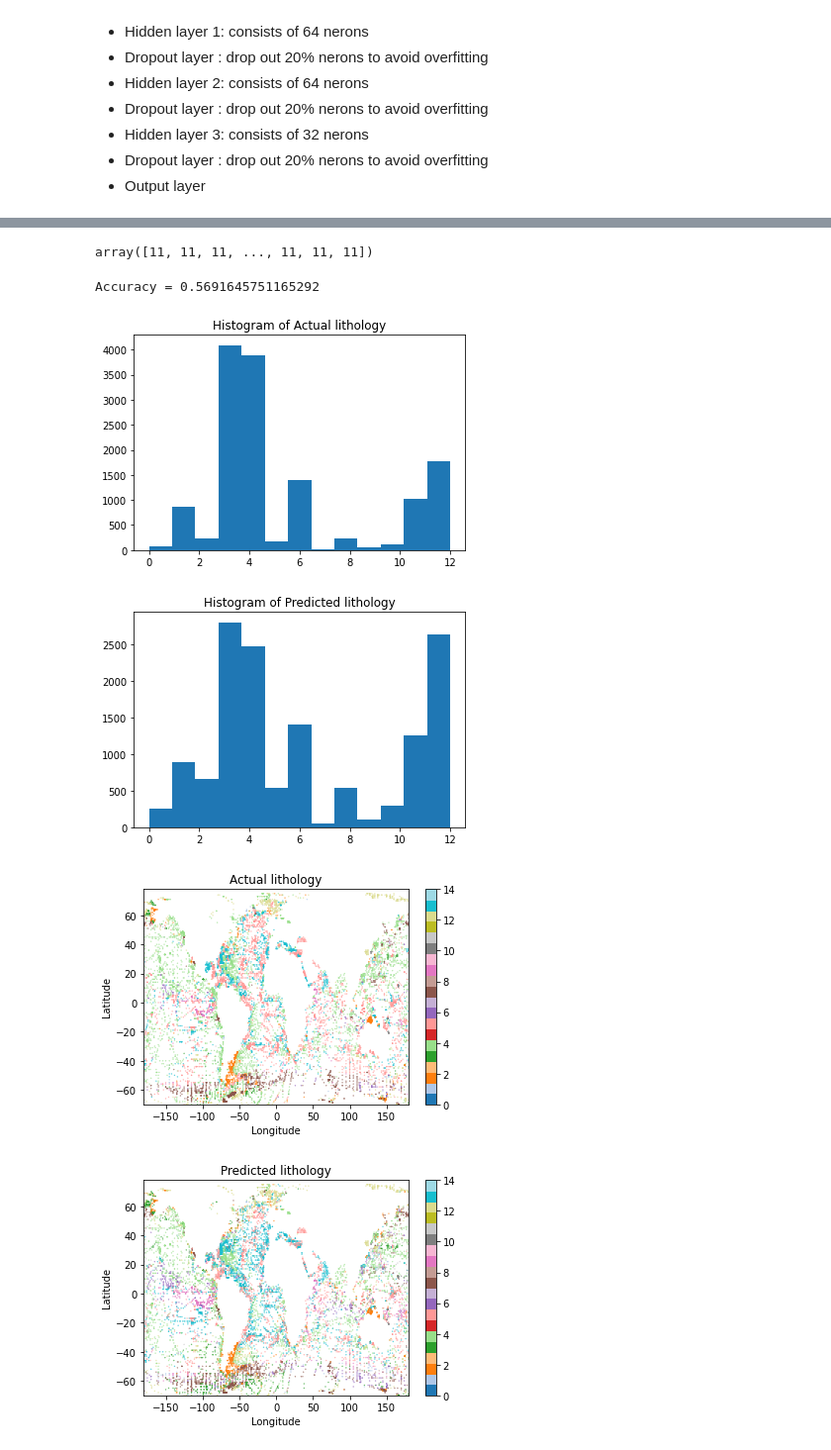
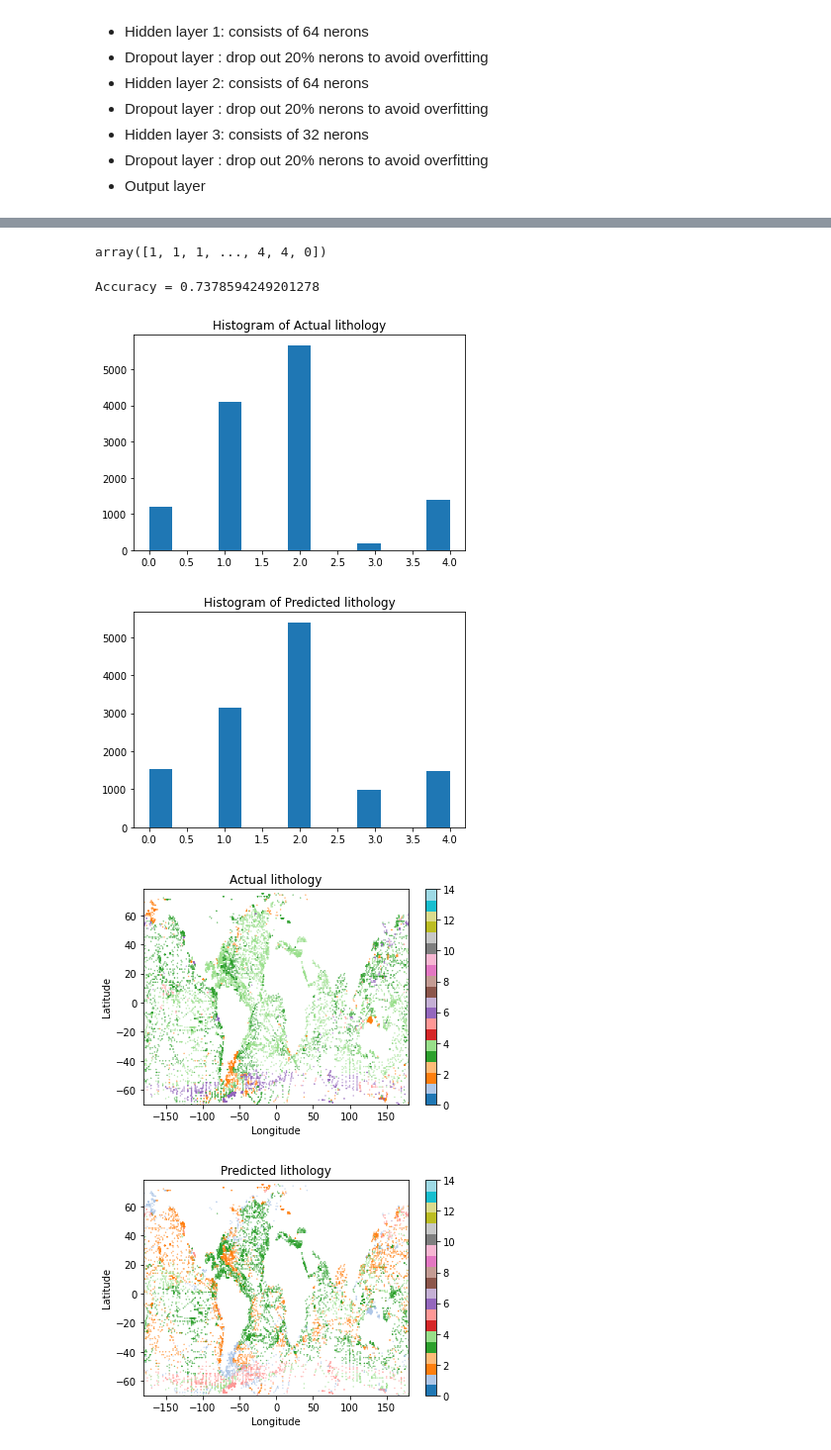
Before and after one commit to joyceyuu/sea, a Jupyter notebook: Keras Lithology 14k drop 4 features.ipynb, the cells around one changed output, grey strips where cells are left out. Shown: that part at 99% size. Cells and saved outputs as stored; diff of their text form; code cells hidden in the pictures.

```diff
--- a/Keras Lithology 14k drop 4 features.ipynb
+++ b/Keras Lithology 14k drop 4 features.ipynb
@@ -35,3 +35,21 @@ dfdata
 | 38047 | 179 | -75 | 7 | -429.0 | -0.846849 | 34.239590 | 320.717895 |
 | 38048 | 180 | -75 | 2 | -457.0 | -0.703839 | 33.839592 | 326.212585 |
 38049 rows × 7 columns
+# %%
+merge_mapping = {
+    1: 1,
+    2: 1,
+    3: 1,
+    4: 2,
+    5: 3,
+    13:3,
+    6: 4,
+    7: 5
+}
+
+print(f"Before excluding 8-12: {len(dfdata)}")
+dfdata = dfdata[dfdata['lithology'].isin([1,2,3,4,5,13,6,7])]
+print(f"After excluding 8-12: {len(dfdata)}")
+
+dfdata['lithology'] = [merge_mapping.get(x, x) for x in dfdata['lithology']]
+dfdata['lithology'].unique()
@@ -227,7 +254,7 @@ for train_ind, test_ind in kfold.split(X):
     Ytrain = dummy_Y[train_ind]
     Xtest = X[test_ind]
     # train
-    estimator = KerasClassifier(build_fn=baseline_model, epochs=1500, batch_size=50, verbose=False)
+    estimator = KerasClassifier(build_fn=baseline_model, epochs=150, batch_size=10, verbose=False)
     history = estimator.fit(X[train_ind], dummy_Y[train_ind], class_weight=weight)
     # predict
     prediction = estimator.predict_proba(X[test_ind])
@@ -260,19 +287,19 @@ estimator.predict_proba(X[test_ind])
 result_discrete = result.argmax(axis=1)
 result_discrete
 # %% [output]
-array([11, 11, 11, ..., 11, 11, 11])
+array([1, 1, 1, ..., 4, 4, 0])
 # %%
 print("Accuracy = {}".format(accuracy_score(Y, result_discrete)))
 draw_hist(Y, "Histogram of Actual lithology")
 draw_hist(result_discrete, "Histogram of Predicted lithology")
-draw_global(lon, lat, y, "Actual lithology")
+draw_global(lon, lat, y + 1, "Actual lithology")
 draw_global(lon, lat, result_discrete + 1, "Predicted lithology")
 # %% [output]
-Accuracy = 0.5691645751165292
+Accuracy = 0.7378594249201278
-[figure, old version]
+[figure, new version]
-[figure, old version]
+[figure, new version]
-[figure, old version]
+[figure, new version]
-[figure, old version]
+[figure, new version]
 # %%
 prob = np.max(result, axis=1)
 draw_global(lon, lat, prob, "Probability of Predicted Label", cmap='RdBu_r', vmin=0, vmax=1)
```
Also changed, not shown: parts of 6 cells of this notebook, 8 other files.
